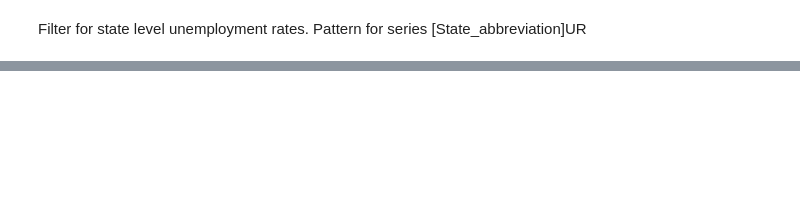
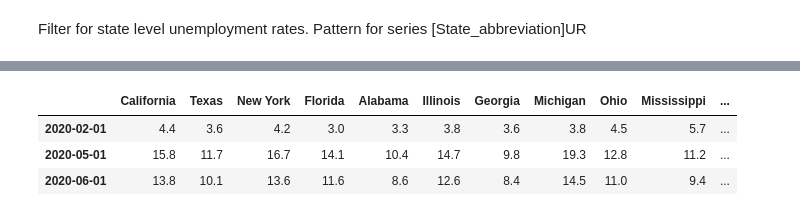
Before and after one commit to argearhart/Economic_Analysis_Panadas, a Jupyter notebook: Economic_Analysis.ipynb, the cells around one changed output, grey strips where cells are left out. Saved outputs shown, nothing was run; the diff lists cells and outputs as text; code cells hidden in the pictures; blank space fills up the shorter version.

```diff
--- a/Economic_Analysis.ipynb
+++ b/Economic_Analysis.ipynb
@@ -237,0 +333,7 @@ state_unemployment.head()
+# %%
+uemp_states.loc['2020-02-1':'2020-06-01']
+# %% [output]
+|  | California | Texas | New York | Florida | Alabama | Illinois | Georgia | Michigan | Ohio | Mississippi | ... |
+| 2020-02-01 | 4.4 | 3.6 | 4.2 | 3.0 | 3.3 | 3.8 | 3.6 | 3.8 | 4.5 | 5.7 | ... |
+| 2020-05-01 | 15.8 | 11.7 | 16.7 | 14.1 | 10.4 | 14.7 | 9.8 | 19.3 | 12.8 | 11.2 | ... |
+| 2020-06-01 | 13.8 | 10.1 | 13.6 | 11.6 | 8.6 | 12.6 | 8.4 | 14.5 | 11.0 | 9.4 | ... |
```
Also changed, not shown: parts of 15 cells of this notebook.
